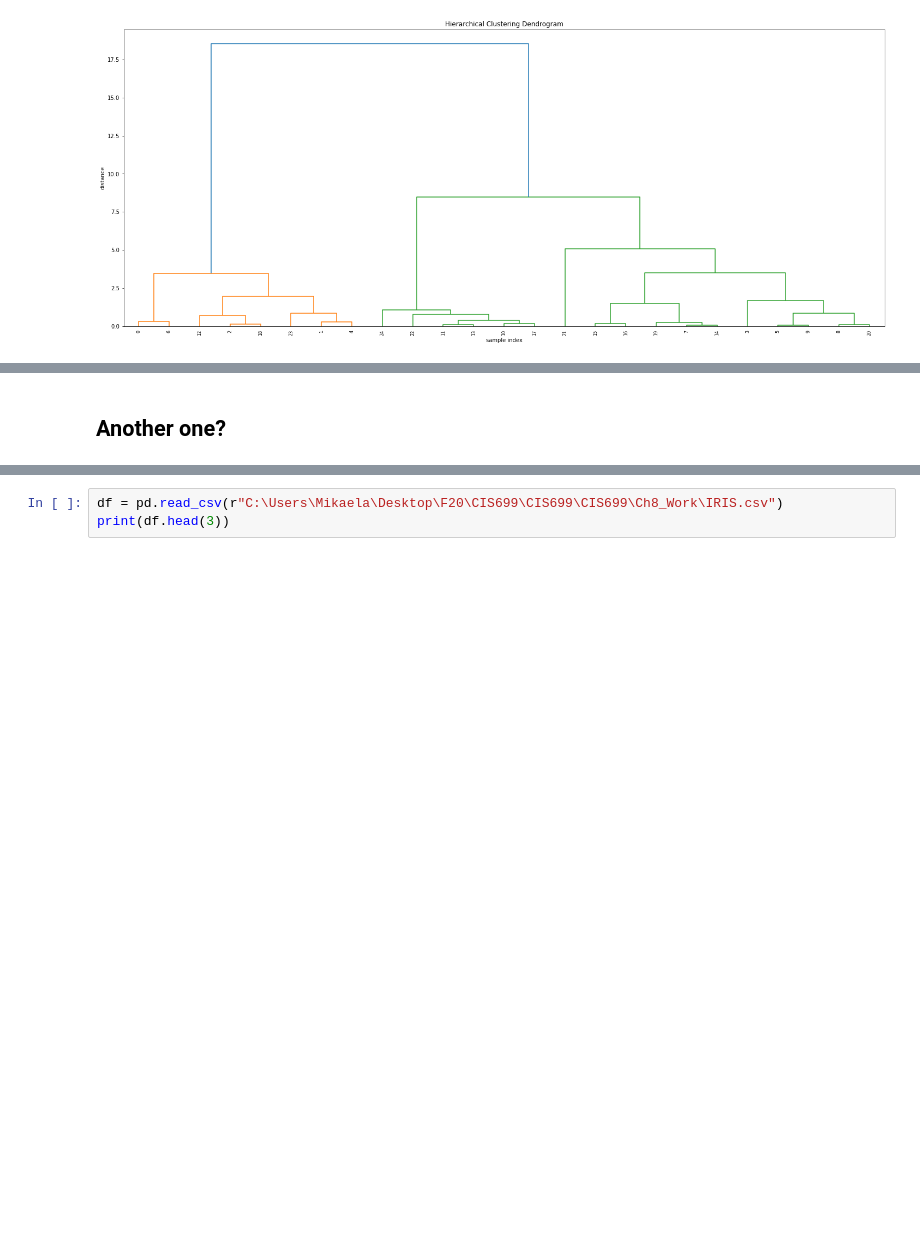
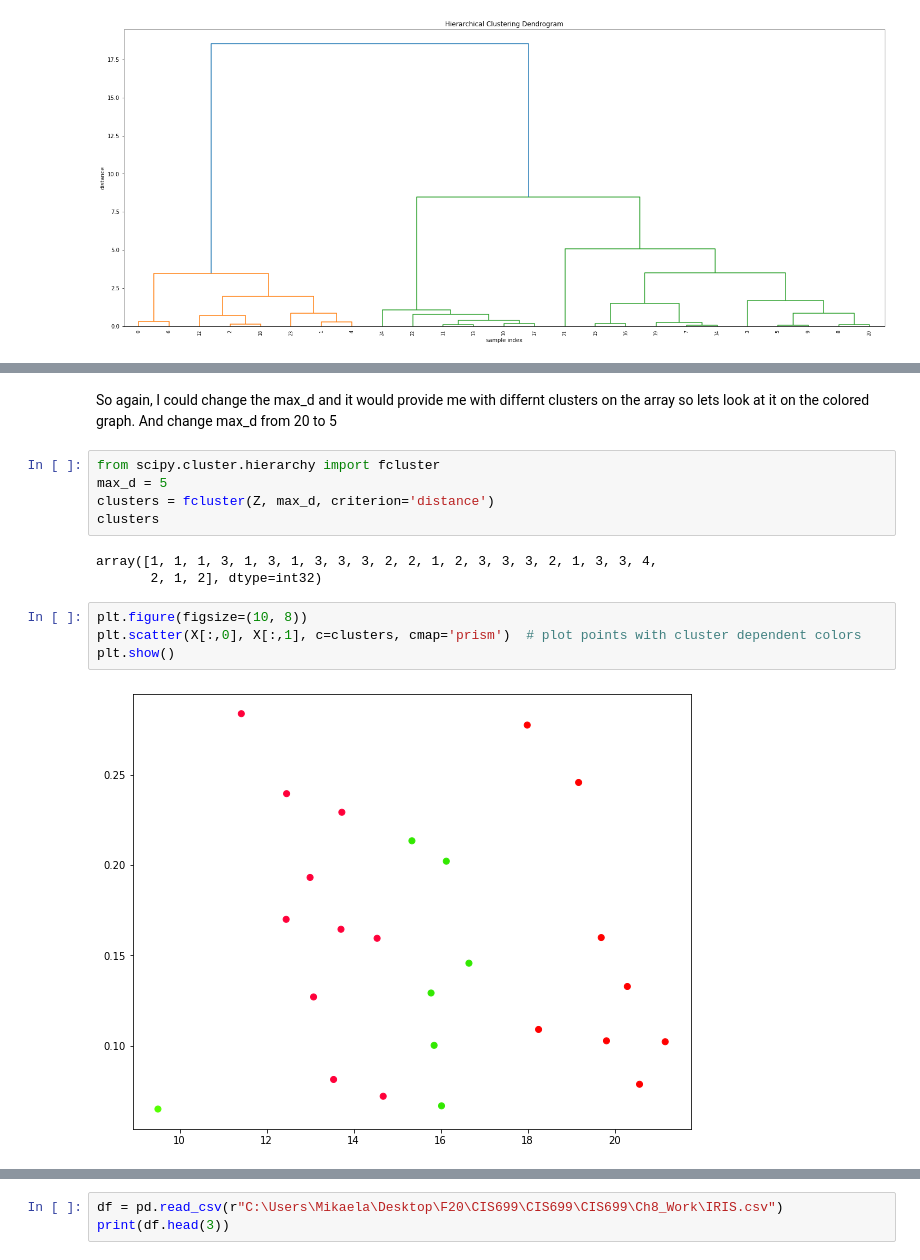
Before and after one commit to mikaelaberg/CIS699, a Jupyter notebook: Ch8_Work/Ch8_Project_Final.ipynb, the cells around one changed output, grey strips where cells are left out. Cells and saved outputs as stored; diff of their text form; blank space fills up the shorter version.

```diff
--- a/Ch8_Work/Ch8_Project_Final.ipynb
+++ b/Ch8_Work/Ch8_Project_Final.ipynb
@@ -273,2 +279,16 @@ array([1, 1, 1, 1, 1, 1, 1, 1, 1, 1, 1, 1, 1, 1, 1, 1, 1, 1, 1, 1, 1, 1,
-# %% [markdown]
-## Another one?
+# %% [markdown]
+So again, I could change the max_d and it would provide me with differnt clusters on the array so lets look at it on the colored graph. And  change max_d from 20 to 5
+# %%
+from scipy.cluster.hierarchy import fcluster
+max_d = 5
+clusters = fcluster(Z, max_d, criterion='distance')
+clusters
+# %% [output]
+array([1, 1, 1, 3, 1, 3, 1, 3, 3, 3, 2, 2, 1, 2, 3, 3, 3, 2, 1, 3, 3, 4,
+       2, 1, 2], dtype=int32)
+# %%
+plt.figure(figsize=(10, 8))
+plt.scatter(X[:,0], X[:,1], c=clusters, cmap='prism')  # plot points with cluster dependent colors
+plt.show()
+# %% [output]
+[figure, added]
```
Also changed, not shown: parts of 22 cells of this notebook, 1 other file.
